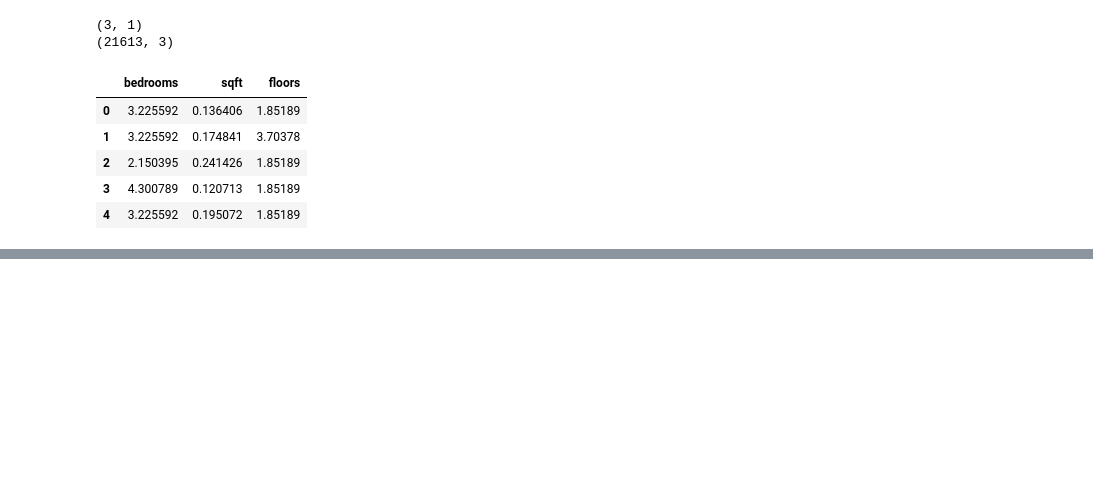
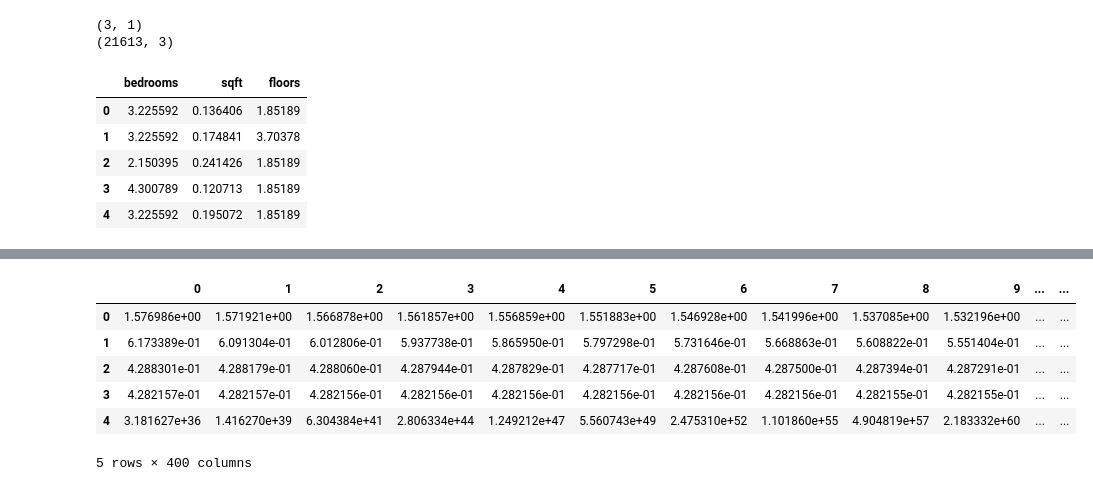
Before and after one commit to darkrun95/Multivariate-Linear-Regression, a Jupyter notebook: Multivariate Linear Regression.ipynb, the cells around one changed output, grey strips where cells are left out. Saved outputs shown, nothing was run; the diff lists cells and outputs as text; code cells hidden in the pictures; blank space fills up the shorter version.

```diff
--- a/Multivariate Linear Regression.ipynb
+++ b/Multivariate Linear Regression.ipynb
@@ -57,8 +65,6 @@ norm_df.head()
 # %%
 m = len(norm_df)
 theta = pd.DataFrame(columns=["theta"])
-alpha = 0.01
-num_iters = 400
 
 for index, value in enumerate(norm_df.columns.values):
     theta.loc[index] = 0
@@ -106,4 +118,12 @@ def gradient(norm_df, y, theta, m, alpha):
 # %%
+alpha = 0.0001
 num_iters = 400
-for i in range(num_iters):
-    theta = gradient(norm_df, y, theta, m, alpha)
+J_alpha = []
+alpha_val = []
+while alpha < 10:
+    J_history = []
+    for i in range(num_iters):
+        theta = gradient(norm_df, y, theta, m, alpha)
+    J_alpha.append(J_history)
+    alpha_val.append(alpha)
+    alpha *= 10
@@ -123,0 +130,11 @@ _ = plt.ylabel("Cost function value")
+# %%
+J_alpha = pd.DataFrame(J_alpha)
+J_alpha.head()
+# %% [output]
+|  | 0 | 1 | 2 | 3 | 4 | 5 | 6 | 7 | 8 | 9 | ... | ... |
+| 0 | 1.576986e+00 | 1.571921e+00 | 1.566878e+00 | 1.561857e+00 | 1.556859e+00 | 1.551883e+00 | 1.546928e+00 | 1.541996e+00 | 1.537085e+00 | 1.532196e+00 | ... | ... |
+| 1 | 6.173389e-01 | 6.091304e-01 | 6.012806e-01 | 5.937738e-01 | 5.865950e-01 | 5.797298e-01 | 5.731646e-01 | 5.668863e-01 | 5.608822e-01 | 5.551404e-01 | ... | ... |
+| 2 | 4.288301e-01 | 4.288179e-01 | 4.288060e-01 | 4.287944e-01 | 4.287829e-01 | 4.287717e-01 | 4.287608e-01 | 4.287500e-01 | 4.287394e-01 | 4.287291e-01 | ... | ... |
+| 3 | 4.282157e-01 | 4.282157e-01 | 4.282156e-01 | 4.282156e-01 | 4.282156e-01 | 4.282156e-01 | 4.282156e-01 | 4.282156e-01 | 4.282155e-01 | 4.282155e-01 | ... | ... |
+| 4 | 3.181627e+36 | 1.416270e+39 | 6.304384e+41 | 2.806334e+44 | 1.249212e+47 | 5.560743e+49 | 2.475310e+52 | 1.101860e+55 | 4.904819e+57 | 2.183332e+60 | ... | ... |
+5 rows × 400 columns
```
Also changed, not shown: parts of 12 cells of this notebook, 2 other files.
